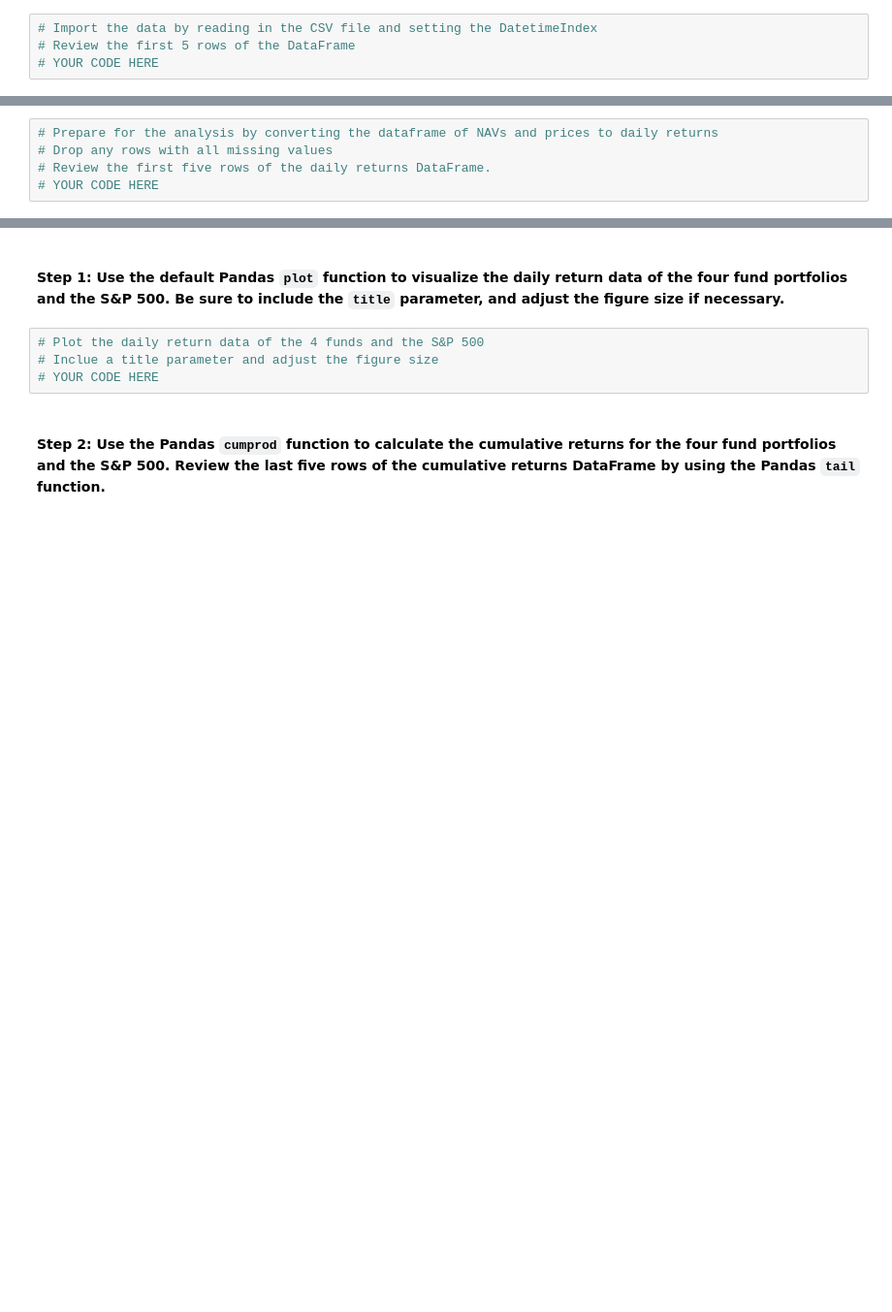
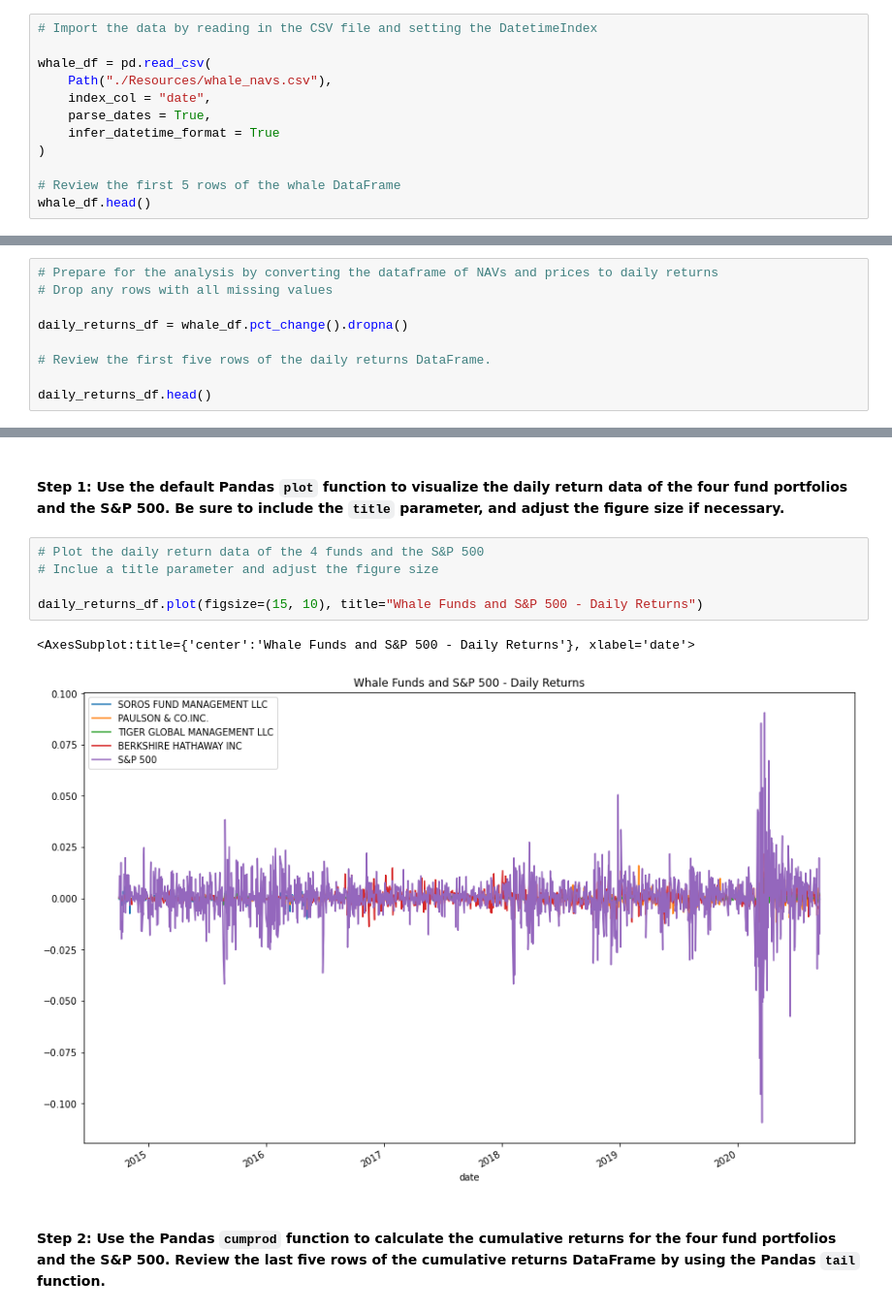
Before and after one commit to ThomasBrierton/Risk_Return_Analysis, a Jupyter notebook: risk_return_analysis.ipynb, the cells around one changed output, grey strips where cells are left out. Shown: that part at 97% size. Drawn from its saved outputs; the diff is of its cells as text; blank space fills up the shorter version.

```diff
--- a/risk_return_analysis.ipynb
+++ b/risk_return_analysis.ipynb
@@ -105,5 +109,13 @@ Finally, answer the following two questions:
 #### Step 2: Use the `read_csv` function and the `Path` module to read the `whale_navs.csv` file into a Pandas DataFrame. Be sure to create a `DateTimeIndex`. Review the first five rows of the DataFrame by using the `head` function.
 # %%
 # Import the data by reading in the CSV file and setting the DatetimeIndex
-# Review the first 5 rows of the DataFrame
-# YOUR CODE HERE
+
+whale_df = pd.read_csv(
+    Path("./Resources/whale_navs.csv"),
+    index_col = "date",
+    parse_dates = True,
+    infer_datetime_format = True
+)
+
+# Review the first 5 rows of the whale DataFrame
+whale_df.head()
@@ -112,5 +132,9 @@ Finally, answer the following two questions:
 # %%
 # Prepare for the analysis by converting the dataframe of NAVs and prices to daily returns
 # Drop any rows with all missing values
+
+daily_returns_df = whale_df.pct_change().dropna()
+
 # Review the first five rows of the daily returns DataFrame.
-# YOUR CODE HERE
+
+daily_returns_df.head()
@@ -129,7 +161,11 @@ Analyze the data to determine if any of the portfolios outperform the broader st
 # %%
 # Plot the daily return data of the 4 funds and the S&P 500
 # Inclue a title parameter and adjust the figure size
-# YOUR CODE HERE
+
+daily_returns_df.plot(figsize=(15, 10), title="Whale Funds and S&P 500 - Daily Returns")
+# %% [output]
+<AxesSubplot:title={'center':'Whale Funds and S&P 500 - Daily Returns'}, xlabel='date'>
+[figure, added]
 # %% [markdown]
 #### Step 2: Use the Pandas `cumprod` function to calculate the cumulative returns for the four fund portfolios and the S&P 500. Review the last five rows of the cumulative returns DataFrame by using the Pandas `tail` function.
 # %%
```
Also changed, not shown: parts of 4 cells of this notebook, 1 other file.
